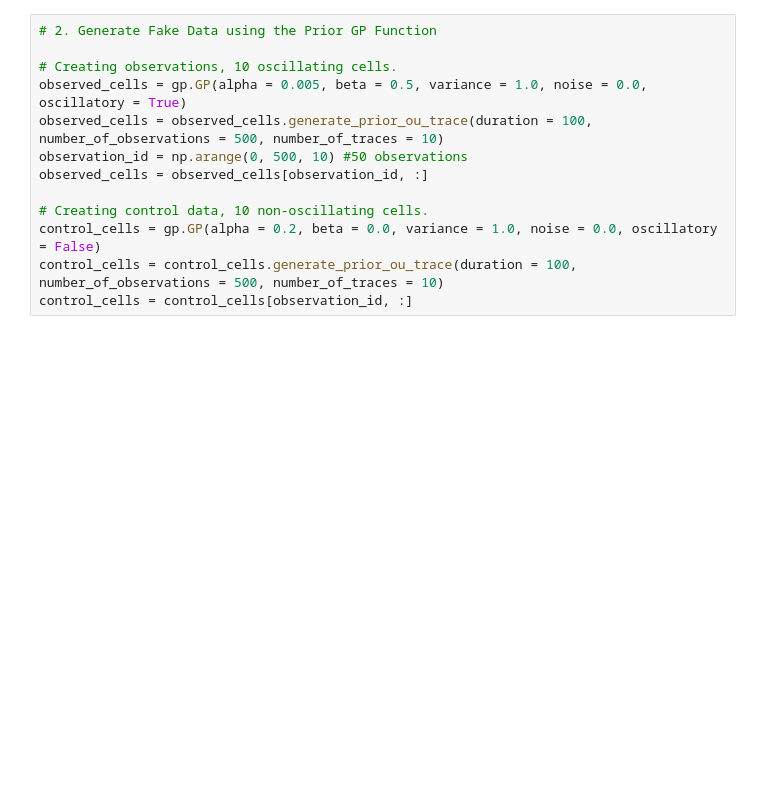
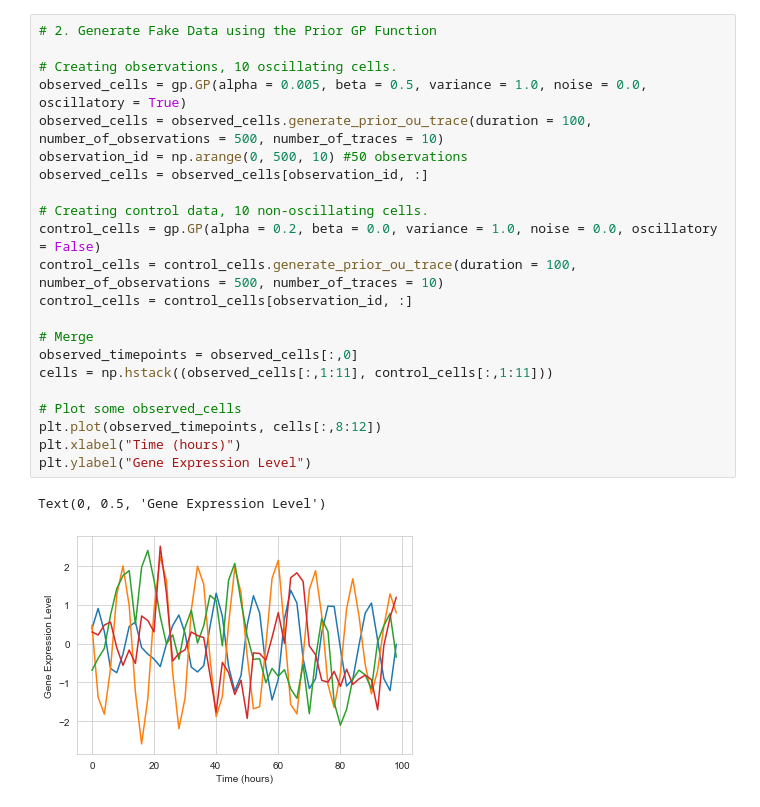
Before and after one commit to ErikaNicole/Gene-Expression-Data-Analysis-with-Gaussian-Process, a Jupyter notebook: Tutorial.ipynb, the cells around one changed output. Cells and saved outputs as stored; diff of their text form; blank space fills up the shorter version.

```diff
--- a/Tutorial.ipynb
+++ b/Tutorial.ipynb
@@ -19,13 +21,25 @@ ModuleNotFoundError: No module named 'classes'
 # %%
 # 2. Generate Fake Data using the Prior GP Function
 
 # Creating observations, 10 oscillating cells.
 observed_cells = gp.GP(alpha = 0.005, beta = 0.5, variance = 1.0, noise = 0.0, oscillatory = True)
 observed_cells = observed_cells.generate_prior_ou_trace(duration = 100, number_of_observations = 500, number_of_traces = 10)
 observation_id = np.arange(0, 500, 10) #50 observations
 observed_cells = observed_cells[observation_id, :]
 
 # Creating control data, 10 non-oscillating cells.
 control_cells = gp.GP(alpha = 0.2, beta = 0.0, variance = 1.0, noise = 0.0, oscillatory = False)
 control_cells = control_cells.generate_prior_ou_trace(duration = 100, number_of_observations = 500, number_of_traces = 10)
 control_cells = control_cells[observation_id, :]
+
+# Merge
+observed_timepoints = observed_cells[:,0]
+cells = np.hstack((observed_cells[:,1:11], control_cells[:,1:11]))
+
+# Plot some observed_cells
+plt.plot(observed_timepoints, cells[:,8:12])
+plt.xlabel("Time (hours)")
+plt.ylabel("Gene Expression Level")
+# %% [output]
+Text(0, 0.5, 'Gene Expression Level')
+[figure, added]
```
Also changed, not shown: parts of 6 cells of this notebook, 3 other files.
